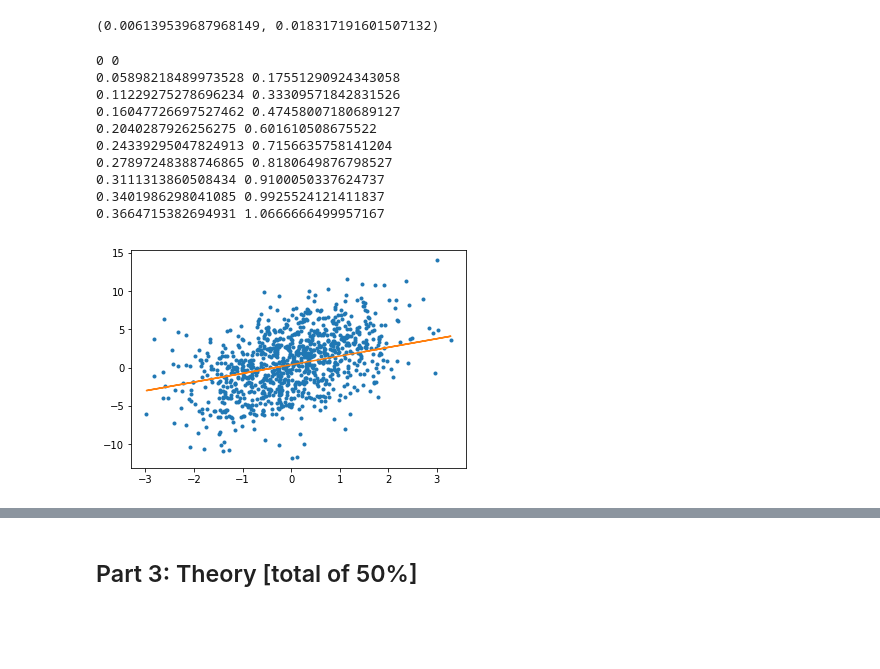
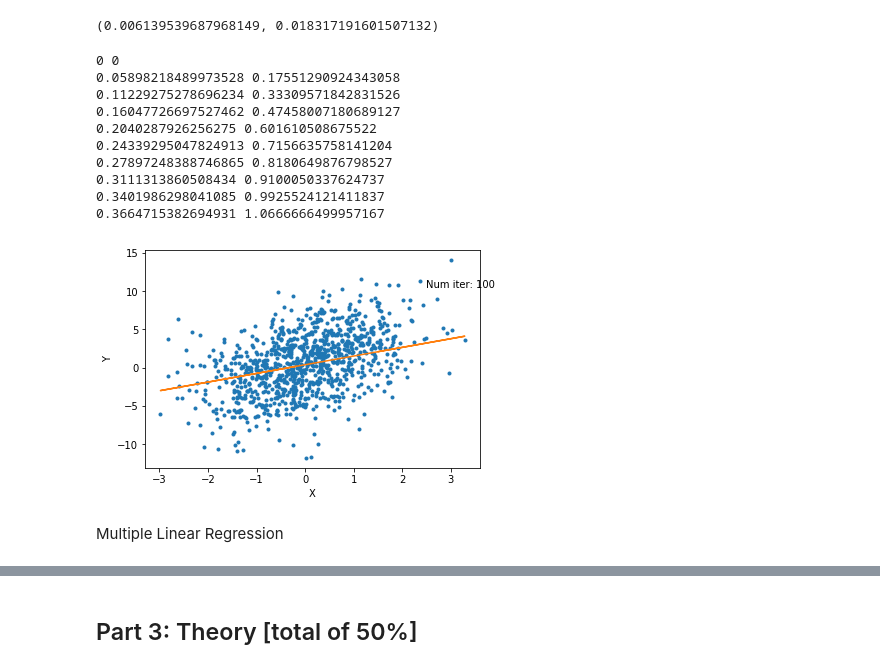
Before and after one commit to jin-sj/cs686_machine_learning, a Jupyter notebook: hw2/homework_02.ipynb, the cells around one changed output, grey strips where cells are left out. Drawn from its saved outputs; the diff is of its cells as text; code cells hidden in the pictures; blank space fills up the shorter version.

```diff
--- a/hw2/homework_02.ipynb
+++ b/hw2/homework_02.ipynb
@@ -114,11 +117,7 @@ $$\Theta_0 := \Theta_0 - \eta \frac{1}{m} \sum_{i=1}^{m}(h_\Theta (X_i) - Y_i)$$
 $$\Theta_1 := \Theta_1 - \eta \frac{1}{m} \sum_{i=1}^{m}(h_\Theta (X_i) - Y_i)X_i$$
 # %%
 # Start your solution here with data X and labels Y
-def linear_regression(X, Y, init_eta, num_iters, n):
-    # Choose initial arbitrary values for theta_0 and theta_1
-    #theta0 = np.mean(Y)
-    #theta1 = np.random.uniform(np.min(X), np.max(X))
-
+def single_linear_regression(X, Y, init_eta, num_iters, n):
     theta0 = 0
     theta1 = 0
 
@@ -131,7 +130,7 @@ def linear_regression(X, Y, init_eta, num_iters, n):
 
     return theta0, theta1
 
-linear_regression(X[:,0], Y, init_eta, num_iters, n)
+single_linear_regression(X[:,0], Y, init_eta, num_iters, n)
 # %% [output]
 0 0
 0.0006167370630693589 0.0018405670301014556
@@ -145,23 +144,28 @@ linear_regression(X[:,0], Y, init_eta, num_iters, n)
 0.005528361354464624 0.016494295058049686
 (0.006139539687968149, 0.018317191601507132)
 # %%
-def graph_gradient_descent(X, Y, theta0, theta1):
+def graph_gradient_descent(X, Y, theta0, theta1, num_iters):
     plt.plot(X, Y, '.')
     plt.plot(X, theta0 + theta1 * X, '-')
+    plt.xlabel("X")
+    plt.ylabel("Y")
+    plt.text(2.5, 10.5, "Num iter: %d" % num_iters)
     plt.show()
 # %%
-regress_values = linear_regression(X[:,0], Y, 0.01, num_iters, n)
+regress_values = single_linear_regression(X[:,0], Y, 0.01, num_iters, n)
 
-graph_gradient_descent(X[:,0], Y, regress_values[0], regress_values[1])
+graph_gradient_descent(X[:,0], Y, regress_values[0], regress_values[1], num_iters)
 # %% [output]
 0 0
 0.05898218489973528 0.17551290924343058
 0.11229275278696234 0.33309571842831526
 0.16047726697527462 0.47458007180689127
 0.2040287926256275 0.601610508675522
 0.24339295047824913 0.7156635758141204
 0.27897248388746865 0.8180649876798527
 0.3111313860508434 0.9100050337624737
 0.3401986298041085 0.9925524121411837
 0.3664715382694931 1.0666666499957167
-[figure, old version]
+[figure, new version]
+# %% [markdown]
+Multiple Linear Regression
```
Also changed, not shown: parts of 52 cells of this notebook.
